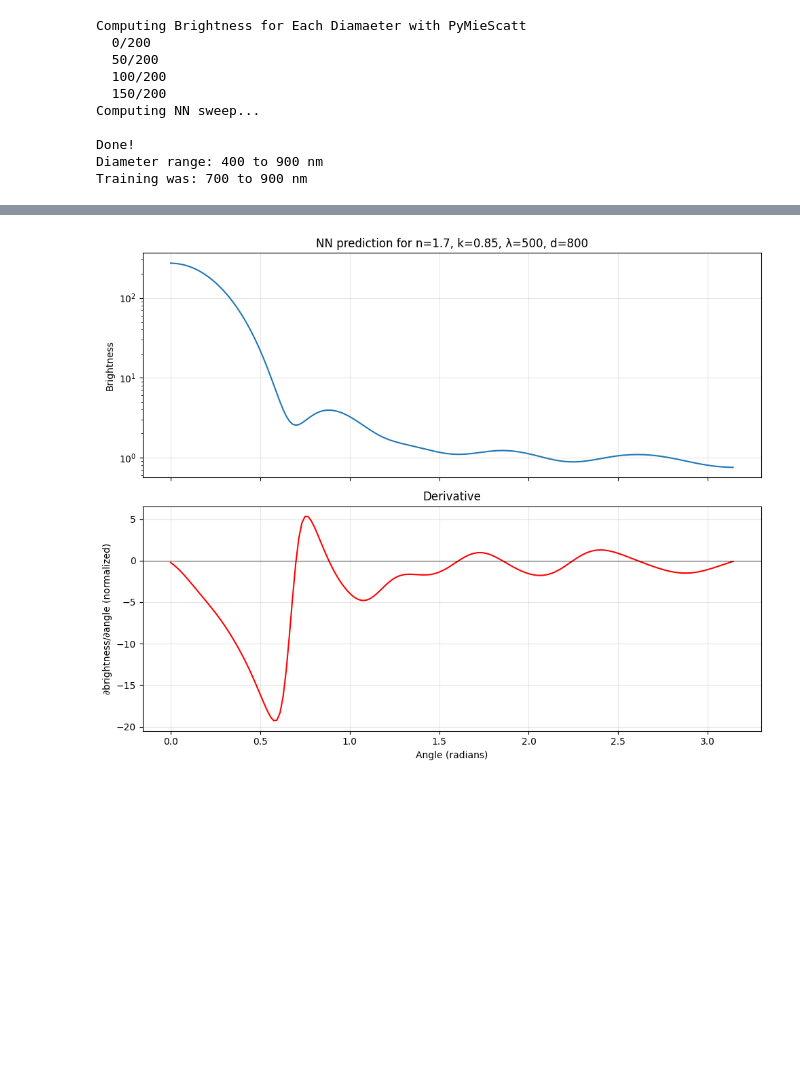
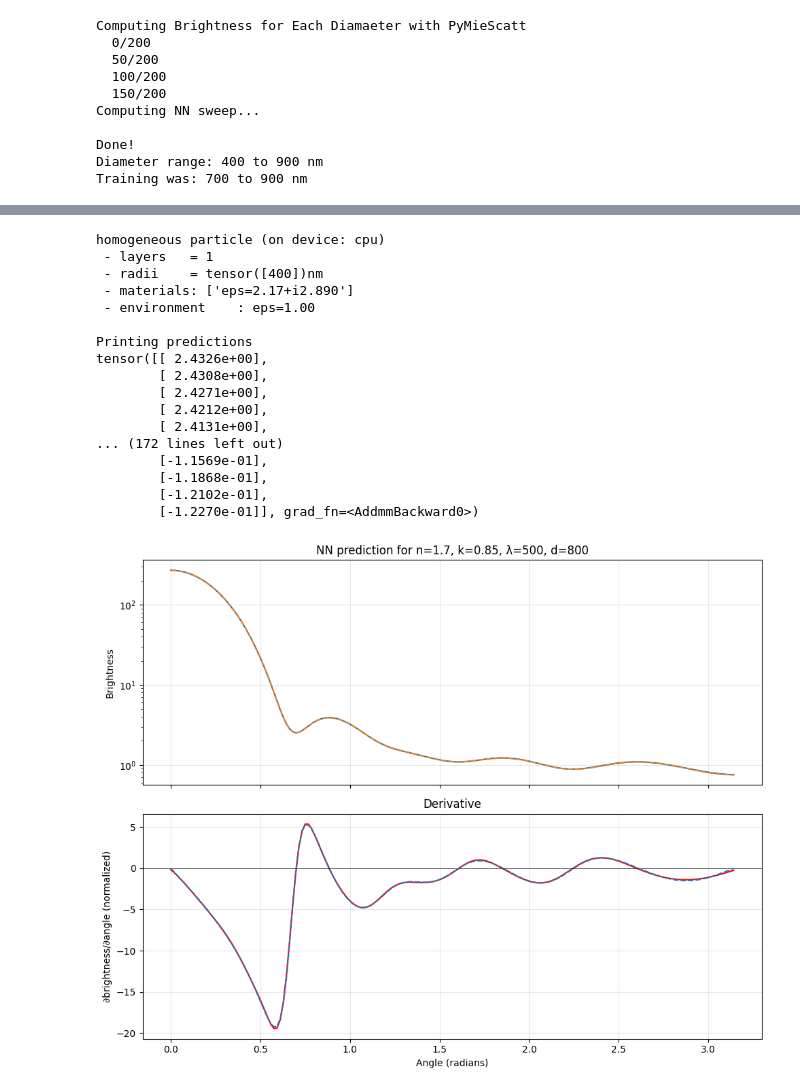
Before and after one commit to james-613/Modified_pyMieScatt_NN, a Jupyter notebook: simple_mie_theory_NN.ipynb, the cells around one changed output, grey strips where cells are left out. Saved outputs shown, nothing was run; the diff lists cells and outputs as text; code cells hidden in the pictures; blank space fills up the shorter version.

```diff
--- a/simple_mie_theory_NN.ipynb
+++ b/simple_mie_theory_NN.ipynb
@@ -181,8 +190,6 @@ model = nn.Sequential(
     nn.Linear(5, 128),       # input layer: 4 features to 128 neurons
     nn.GELU(),
     nn.Linear(128, 256),     # hidden layer: 128 to 256
-    nn.GELU(),
-    nn.Linear(256, 256),
     nn.GELU(),
     nn.Linear(256, 128),    # output layer: 256 to 256 (one per angle)
     nn.GELU(),
@@ -585,11 +642,11 @@ Are they different? True
 # %%
-# Pick one specific particle to analyze
+# particle to analyze
 n = 1.7
 k = 0.85
 wavelength = 500
 diameter = 800
 
-# Build inputs for all 181 angles
+# build input for one specific particle at all angles
 angles_rad = np.linspace(0, np.pi, 181)
 raw_inputs = np.zeros((181, 5))
 raw_inputs[:, 0] = n
@@ -605,36 +662,92 @@ norm = (raw_inputs - input_min) / input_range
 X = torch.FloatTensor(norm)
 X.requires_grad_(True)   # turn on gradient tracking
 
-# Forward pass
+
+# - config for PyMieDiff using k0
+wl0 = torch.tensor([500])
+k0 = 2 * torch.pi / wl0
+
+# - setup the particle, pyMieDiff
+p = pmd.Particle(
+    r_layers=[400],
+    mat_layers=[n + k*1j],
+    mat_env = 1.00
+)
+
+# using pyMieDiff to calculate scattering
+theta_norm = torch.linspace(0, 1, 181, requires_grad=True) #neural network works with normalized radian values, so must use the same here when differentiating
+theta_rad = theta_norm * torch.pi
+
+
+
+print(p)
+
+angle_scattering = p.get_angular_scattering(k0= k0, theta = theta_rad)
+
+# calculating the dBrightness/dAngle
+angle_scattering_grad = torch.autograd.grad(torch.log10(angle_scattering['i_unpol']).sum(), theta_norm, create_graph=False)[0]
+d_pyMieDiff_d_angle = angle_scattering_grad.detach().numpy()
+
+# Forward pass, pytorch builds a graph of the operations it performs when predicting
 pred = model(X)   # shape (181, 1)
 
 # Compute derivatives of all predictions w.r.t. all inputs
 nn_grad = torch.autograd.grad(pred.sum(), X, create_graph=False)[0]
-# Shape (181, 5) — 5 derivatives per prediction
+# Shape (181, 5), 5 derivatives per prediction each w.r.t. one of the five parameters
 
 # Extract just the angle derivative
 d_pred_d_angle = nn_grad[:, 4].detach().numpy()
 
-# The prediction itself (un-log for real brightness)
+# The prediction itself (un-log for real brightness), have to detach the gradient tracking since numpy doesn't understand gradient tracking. Flatten into a 1d array
 pred_curve = (10 ** pred.detach().numpy()).flatten()
 
+print("Printing predictions")
+
+print(pred)
 # Plot both
 fig, axes = plt.subplots(2, 1, figsize=(10, 8), sharex=True)
 
 axes[0].plot(angles_rad, pred_curve)
 axes[0].set_yscale('log')
 axes[0].set_ylabel('Brightness')
 axes[0].set_title(f'NN prediction for n={n}, k={k}, λ={wavelength}, d={diameter}')
 axes[0].grid(True, alpha=0.3)
 
 axes[1].plot(angles_rad, d_pred_d_angle, color='red')
 axes[1].set_xlabel('Angle (radians)')
 axes[1].set_ylabel('∂brightness/∂angle (normalized)')
 axes[1].set_title('Derivative')
 axes[1].grid(True, alpha=0.3)
 axes[1].axhline(y=0, color='black', linewidth=0.5)
 
+
+axes[0].plot(angles_rad, angle_scattering['i_unpol'].detach().numpy(), "--")
+axes[1].plot(theta_rad.detach().numpy(), d_pyMieDiff_d_angle, "--")
+
+
 plt.tight_layout()
 plt.show()
+
+print(angle_scattering['i_unpol'])
+print(10**pred)
+print(X)
+print(theta)
 # %% [output]
+homogeneous particle (on device: cpu)
+ - layers   = 1
+ - radii    = tensor([400])nm
+ - materials: ['eps=2.17+i2.890']
+ - environment    : eps=1.00
+
+Printing predictions
+tensor([[ 2.4326e+00],
+        [ 2.4308e+00],
+        [ 2.4271e+00],
+        [ 2.4212e+00],
+        [ 2.4131e+00],
+... (172 lines left out)
+        [-1.1569e-01],
+        [-1.1868e-01],
+        [-1.2102e-01],
+        [-1.2270e-01]], grad_fn=<AddmmBackward0>)
-[figure, old version]
+[figure, new version]
```
Also changed, not shown: parts of 12 cells of this notebook, 1 other file.
